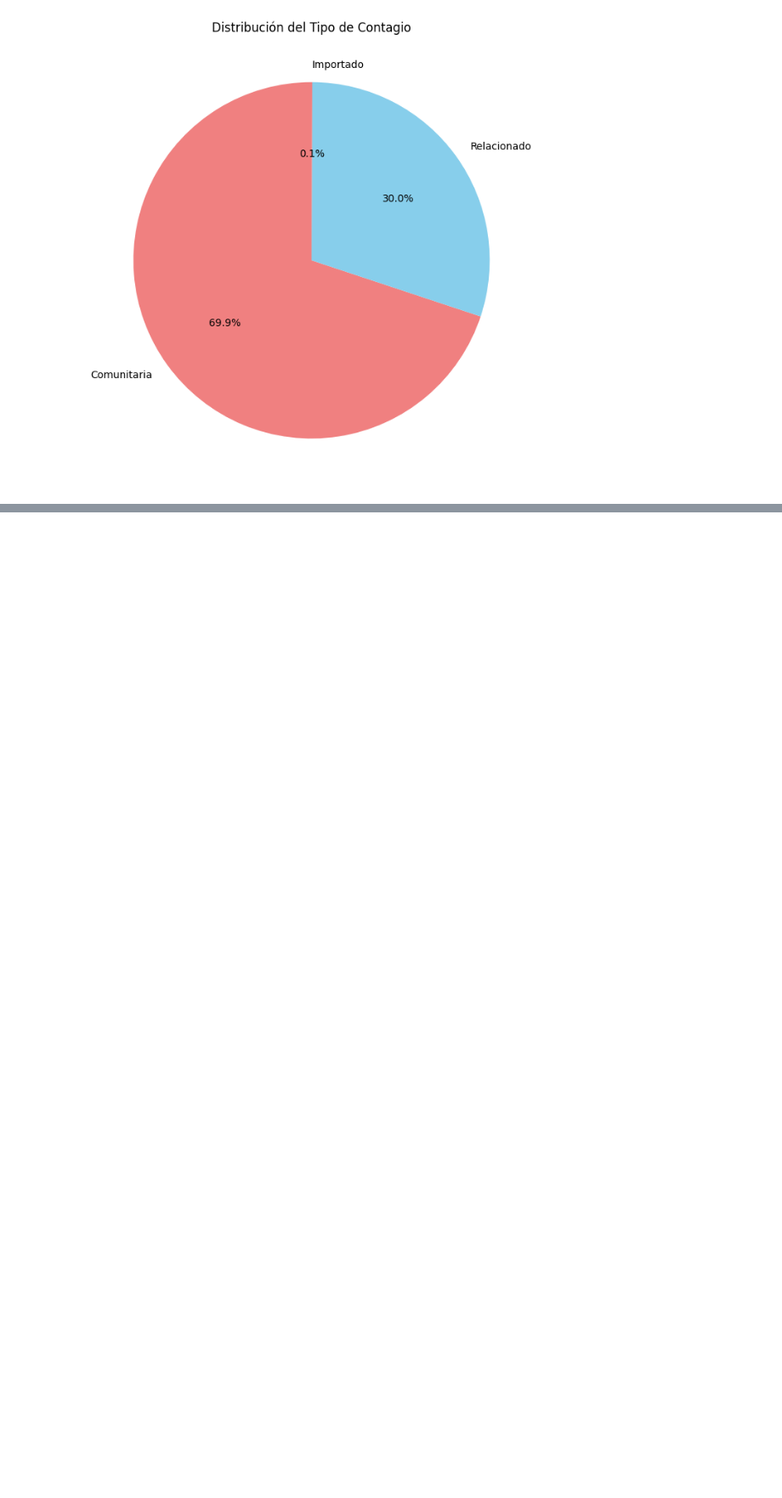
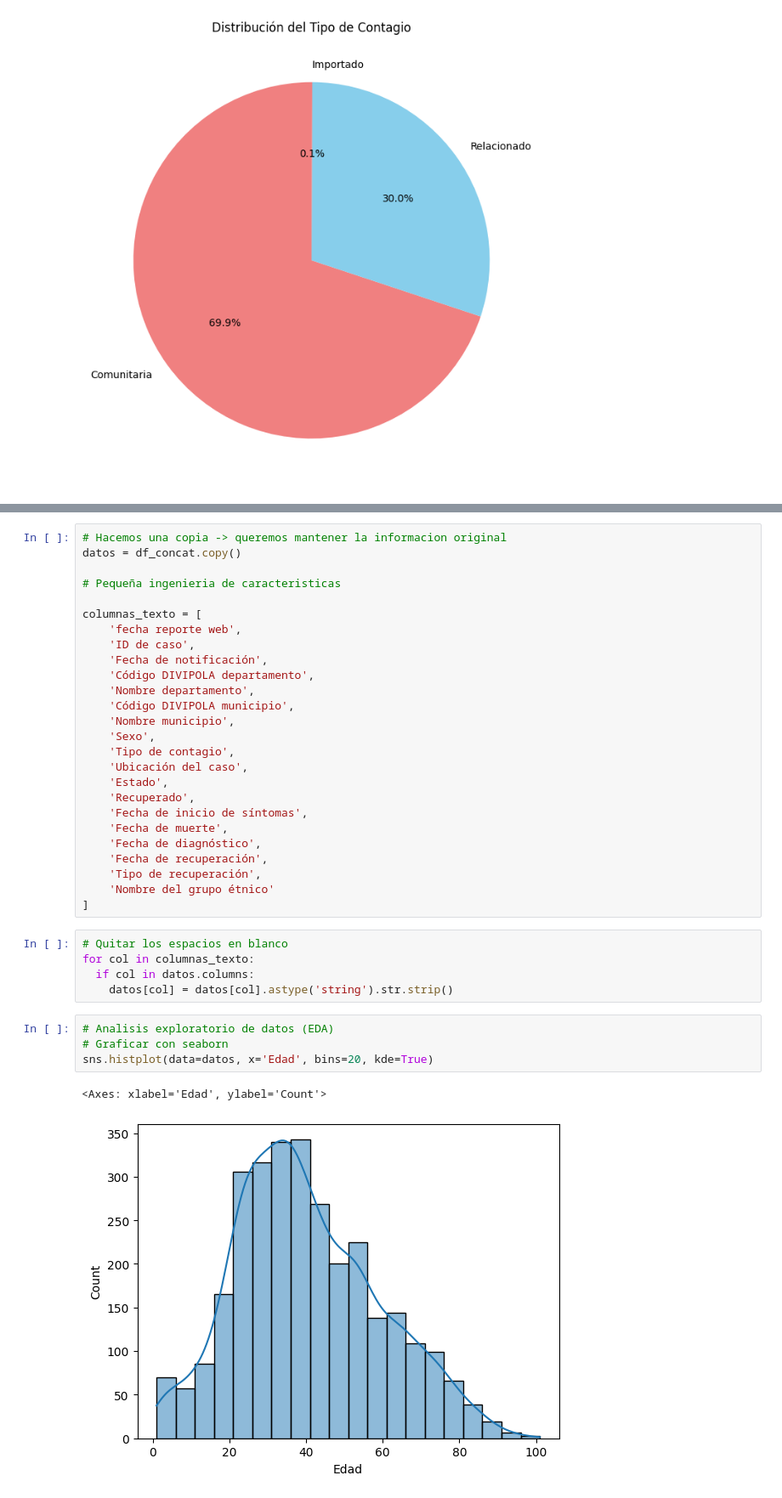
Before and after one commit to dmhenaopa/EDCO, a Jupyter notebook: Proyectos/Proyecto_COVID.ipynb, the cells around one changed output, grey strips where cells are left out. Shown at 85% size. Saved outputs shown, nothing was run; the diff lists cells and outputs as text; blank space fills up the shorter version.

```diff
--- a/Proyectos/Proyecto_COVID.ipynb
+++ b/Proyectos/Proyecto_COVID.ipynb
@@ -390,0 +536,38 @@ plt.show()
+# %%
+# Hacemos una copia -> queremos mantener la informacion original
+datos = df_concat.copy()
+
+# Pequeña ingenieria de caracteristicas
+
+columnas_texto = [
+    'fecha reporte web',
+    'ID de caso',
+    'Fecha de notificación',
+    'Código DIVIPOLA departamento',
+    'Nombre departamento',
+    'Código DIVIPOLA municipio',
+    'Nombre municipio',
+    'Sexo',
+    'Tipo de contagio',
+    'Ubicación del caso',
+    'Estado',
+    'Recuperado',
+    'Fecha de inicio de síntomas',
+    'Fecha de muerte',
+    'Fecha de diagnóstico',
+    'Fecha de recuperación',
+    'Tipo de recuperación',
+    'Nombre del grupo étnico'
+]
+# %%
+# Quitar los espacios en blanco
+for col in columnas_texto:
+  if col in datos.columns:
+    datos[col] = datos[col].astype('string').str.strip()
+# %%
+# Analisis exploratorio de datos (EDA)
+# Graficar con seaborn
+sns.histplot(data=datos, x='Edad', bins=20, kde=True)
+# %% [output]
+<Axes: xlabel='Edad', ylabel='Count'>
+[figure, added]
```
Also changed, not shown: parts of 21 cells of this notebook.
